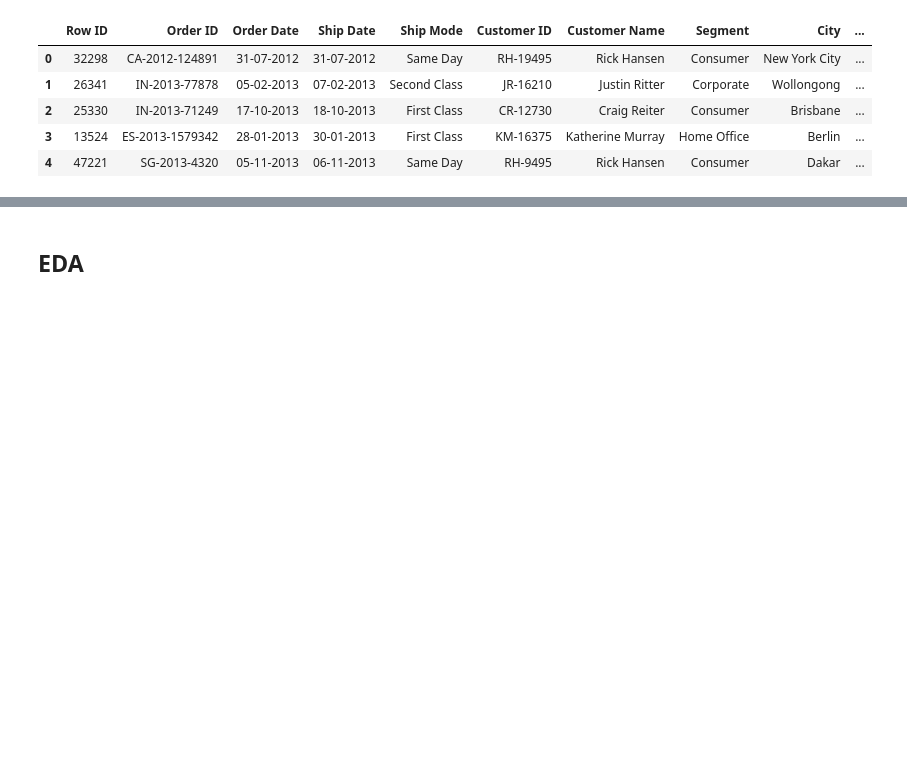
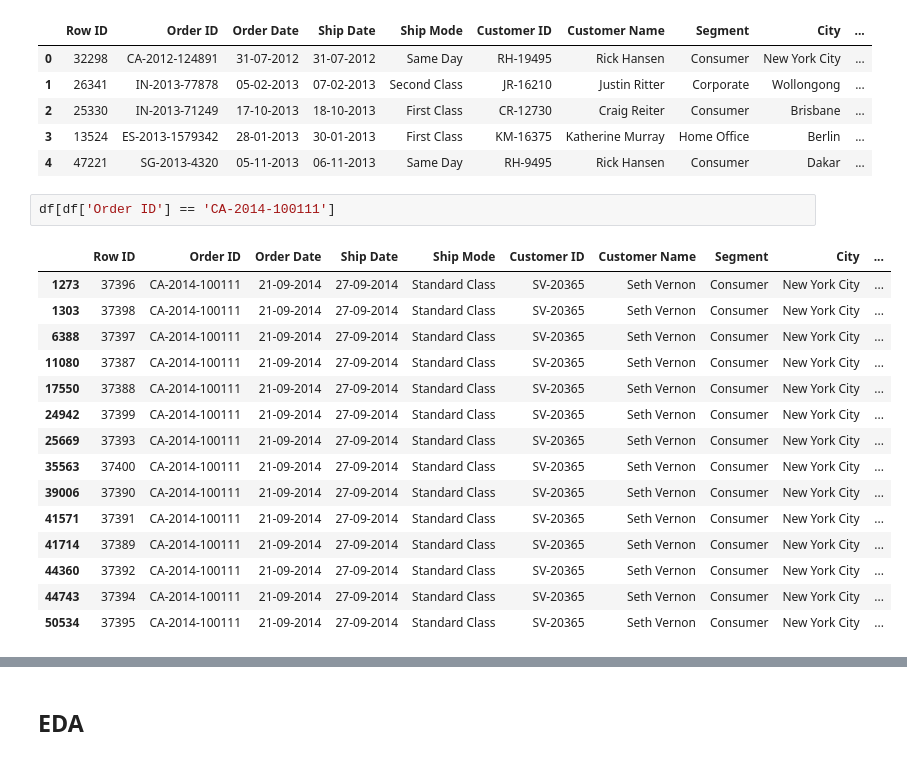
Before and after one commit to ngcarvajall/Proyecto9_Clustering_Regresion, a Jupyter notebook: Notebooks/EDA.ipynb, the cells around one changed output, grey strips where cells are left out. Cells and saved outputs as stored; diff of their text form; blank space fills up the shorter version.

```diff
--- a/Notebooks/EDA.ipynb
+++ b/Notebooks/EDA.ipynb
@@ -51,6 +54,24 @@ df.head()
 | 2 | 25330 | IN-2013-71249 | 17-10-2013 | 18-10-2013 | First Class | CR-12730 | Craig Reiter | Consumer | Brisbane | ... |
 | 3 | 13524 | ES-2013-1579342 | 28-01-2013 | 30-01-2013 | First Class | KM-16375 | Katherine Murray | Home Office | Berlin | ... |
 | 4 | 47221 | SG-2013-4320 | 05-11-2013 | 06-11-2013 | Same Day | RH-9495 | Rick Hansen | Consumer | Dakar | ... |
+# %%
+df[df['Order ID'] == 'CA-2014-100111']
+# %% [output]
+|  | Row ID | Order ID | Order Date | Ship Date | Ship Mode | Customer ID | Customer Name | Segment | City | ... |
+| 1273 | 37396 | CA-2014-100111 | 21-09-2014 | 27-09-2014 | Standard Class | SV-20365 | Seth Vernon | Consumer | New York City | ... |
+| 1303 | 37398 | CA-2014-100111 | 21-09-2014 | 27-09-2014 | Standard Class | SV-20365 | Seth Vernon | Consumer | New York City | ... |
+| 6388 | 37397 | CA-2014-100111 | 21-09-2014 | 27-09-2014 | Standard Class | SV-20365 | Seth Vernon | Consumer | New York City | ... |
+| 11080 | 37387 | CA-2014-100111 | 21-09-2014 | 27-09-2014 | Standard Class | SV-20365 | Seth Vernon | Consumer | New York City | ... |
+| 17550 | 37388 | CA-2014-100111 | 21-09-2014 | 27-09-2014 | Standard Class | SV-20365 | Seth Vernon | Consumer | New York City | ... |
+| 24942 | 37399 | CA-2014-100111 | 21-09-2014 | 27-09-2014 | Standard Class | SV-20365 | Seth Vernon | Consumer | New York City | ... |
+| 25669 | 37393 | CA-2014-100111 | 21-09-2014 | 27-09-2014 | Standard Class | SV-20365 | Seth Vernon | Consumer | New York City | ... |
+| 35563 | 37400 | CA-2014-100111 | 21-09-2014 | 27-09-2014 | Standard Class | SV-20365 | Seth Vernon | Consumer | New York City | ... |
+| 39006 | 37390 | CA-2014-100111 | 21-09-2014 | 27-09-2014 | Standard Class | SV-20365 | Seth Vernon | Consumer | New York City | ... |
+| 41571 | 37391 | CA-2014-100111 | 21-09-2014 | 27-09-2014 | Standard Class | SV-20365 | Seth Vernon | Consumer | New York City | ... |
+| 41714 | 37389 | CA-2014-100111 | 21-09-2014 | 27-09-2014 | Standard Class | SV-20365 | Seth Vernon | Consumer | New York City | ... |
+| 44360 | 37392 | CA-2014-100111 | 21-09-2014 | 27-09-2014 | Standard Class | SV-20365 | Seth Vernon | Consumer | New York City | ... |
+| 44743 | 37394 | CA-2014-100111 | 21-09-2014 | 27-09-2014 | Standard Class | SV-20365 | Seth Vernon | Consumer | New York City | ... |
+| 50534 | 37395 | CA-2014-100111 | 21-09-2014 | 27-09-2014 | Standard Class | SV-20365 | Seth Vernon | Consumer | New York City | ... |
 # %%
 preprocesar = sc.Exploracion(df)
 preprocesar.explorar_datos()
```
Also changed, not shown: parts of 23 cells of this notebook.
